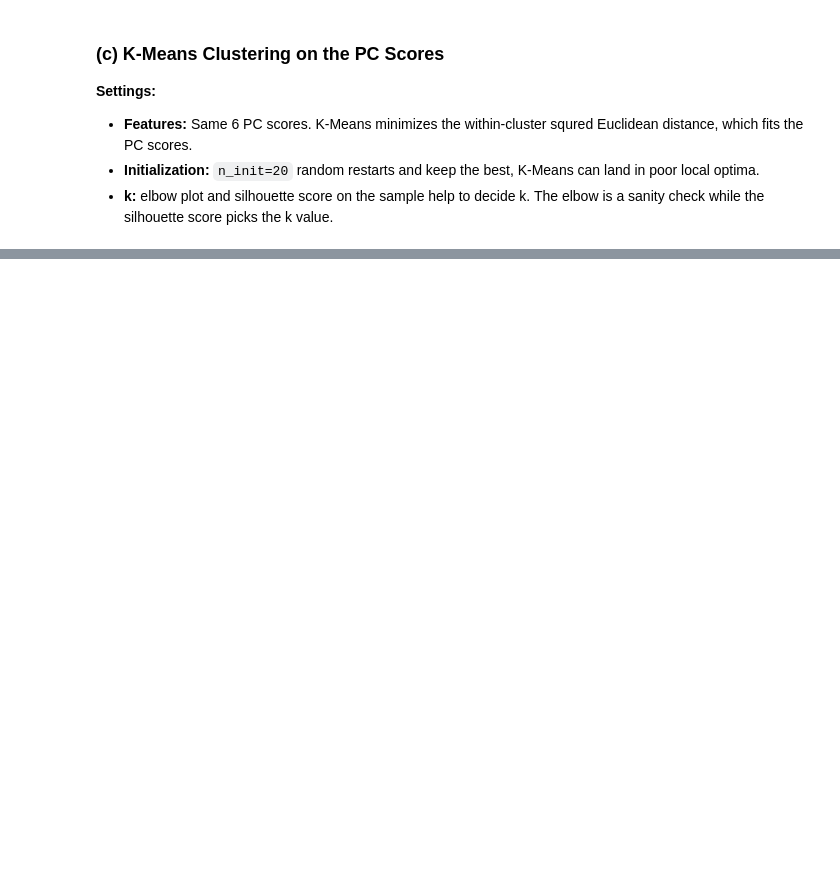
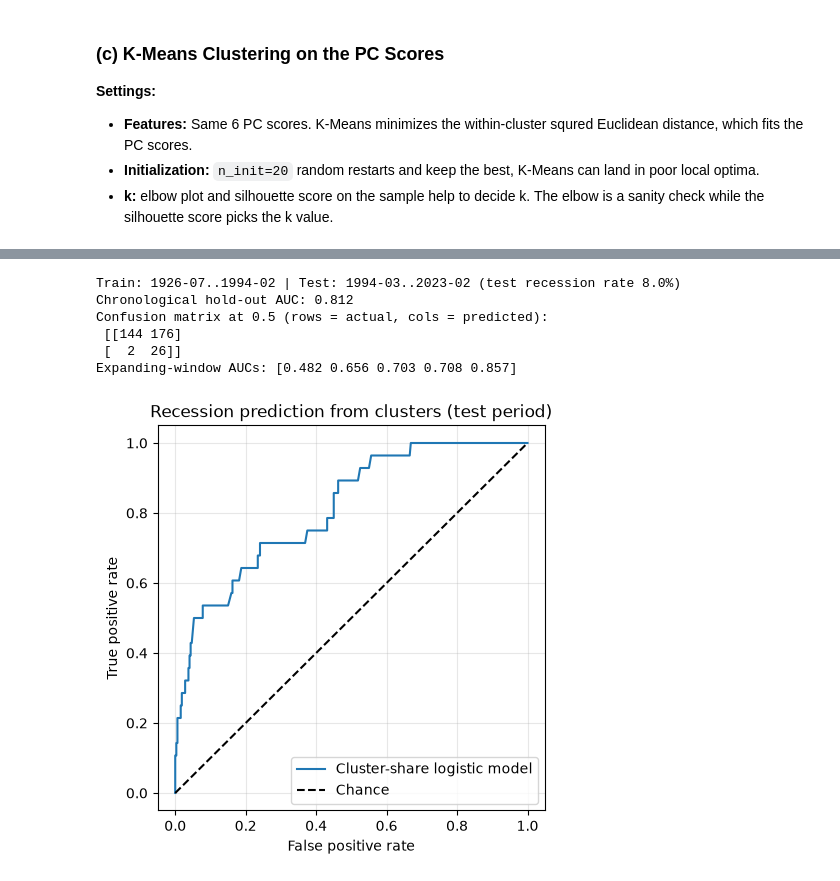
Before and after one commit to MaxWeisz88/COSI104A_HW6, a Jupyter notebook: tasks2.ipynb, the cells around one changed output, grey strips where cells are left out. Drawn from its saved outputs; the diff is of its cells as text; code cells hidden in the pictures; blank space fills up the shorter version.

```diff
--- a/tasks2.ipynb
+++ b/tasks2.ipynb
@@ -339,0 +352,37 @@ Freq: M, Name: USREC, dtype: int64
+# %%
+# 3. Classifier on cluster shares. Shares sum to 1, so drop one column to avoid perfect collinearity.
+F = shares.iloc[:, 1:]
+# Chronological split: first 70% of months for training, last 30% for testing (no shuffling,
+# so the model never sees the future when predicting the past)
+split = int(len(F) * 0.7)
+Xtr, Xte, ytr, yte = F.iloc[:split], F.iloc[split:], y_m.iloc[:split], y_m.iloc[split:]
+# class_weight="balanced" compensates for recessions being rare (~17% of months)
+clf = LogisticRegression(class_weight="balanced", max_iter=1000).fit(Xtr, ytr)
+p = clf.predict_proba(Xte)[:, 1] # predicted probability of recession for each test month
+print(f"Train: {Xtr.index[0]}..{Xtr.index[-1]} | Test: {Xte.index[0]}..{Xte.index[-1]} "
+      f"(test recession rate {yte.mean():.1%})")
+print(f"Chronological hold-out AUC: {roc_auc_score(yte, p):.3f}")
+print("Confusion matrix at 0.5 (rows = actual, cols = predicted):\n", confusion_matrix(yte, p > 0.5))
+
+# Expanding-window check, train on the past, test on the next block, repeated 5 times.
+# Gives a sense of how stable the AUC is across eras. Skip folds with only one class (AUC undefined)
+aucs = []
+for tr, te in TimeSeriesSplit(n_splits=5).split(F):
+    if y_m.iloc[te].nunique() == 2:
+        m = LogisticRegression(class_weight="balanced", max_iter=1000).fit(F.iloc[tr], y_m.iloc[tr])
+        aucs.append(roc_auc_score(y_m.iloc[te], m.predict_proba(F.iloc[te])[:, 1]))
+print("Expanding-window AUCs:", np.round(aucs, 3))
+
+# ROC curve on the hold-out period (dashed diagonal = random guessing)
+fpr, tpr, _ = roc_curve(yte, p)
+plt.figure(figsize=(5, 5)); plt.plot(fpr, tpr, label="Cluster-share logistic model"); plt.plot([0, 1], [0, 1], "k--", label="Chance")
+plt.xlabel("False positive rate"); plt.ylabel("True positive rate"); plt.title("Recession prediction from clusters (test period)")
+plt.legend(); plt.grid(alpha=.3); plt.show()
+# %% [output]
+Train: 1926-07..1994-02 | Test: 1994-03..2023-02 (test recession rate 8.0%)
+Chronological hold-out AUC: 0.812
+Confusion matrix at 0.5 (rows = actual, cols = predicted):
+ [[144 176]
+ [  2  26]]
+Expanding-window AUCs: [0.482 0.656 0.703 0.708 0.857]
+[figure, added]
```
Also changed, not shown: parts of 32 cells of this notebook, 1 other file.
